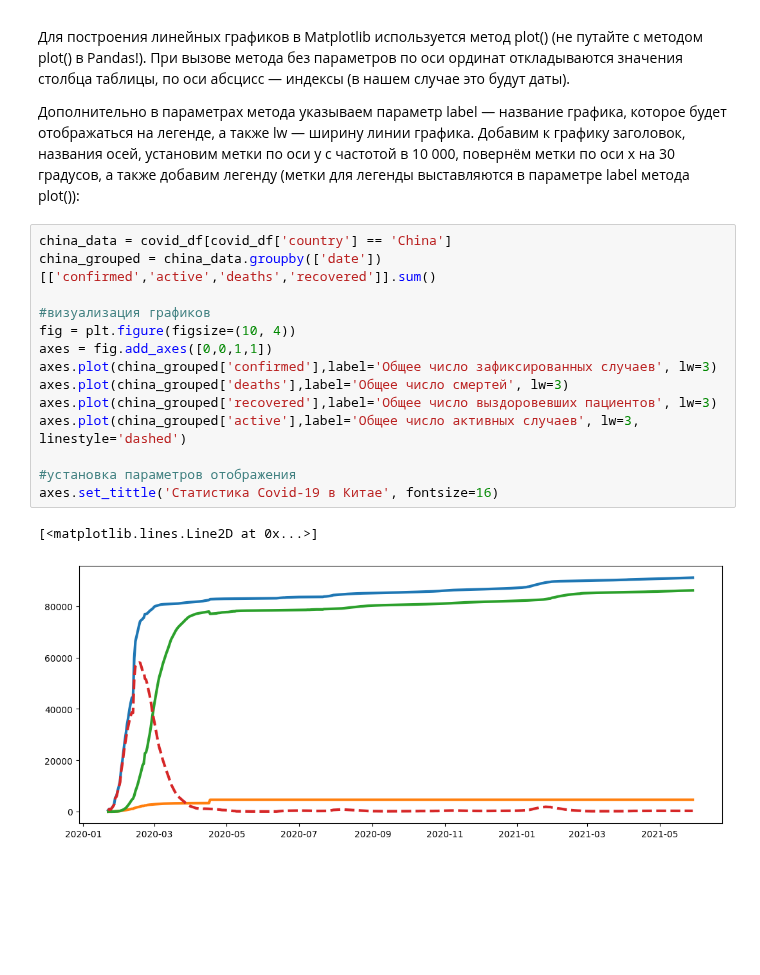
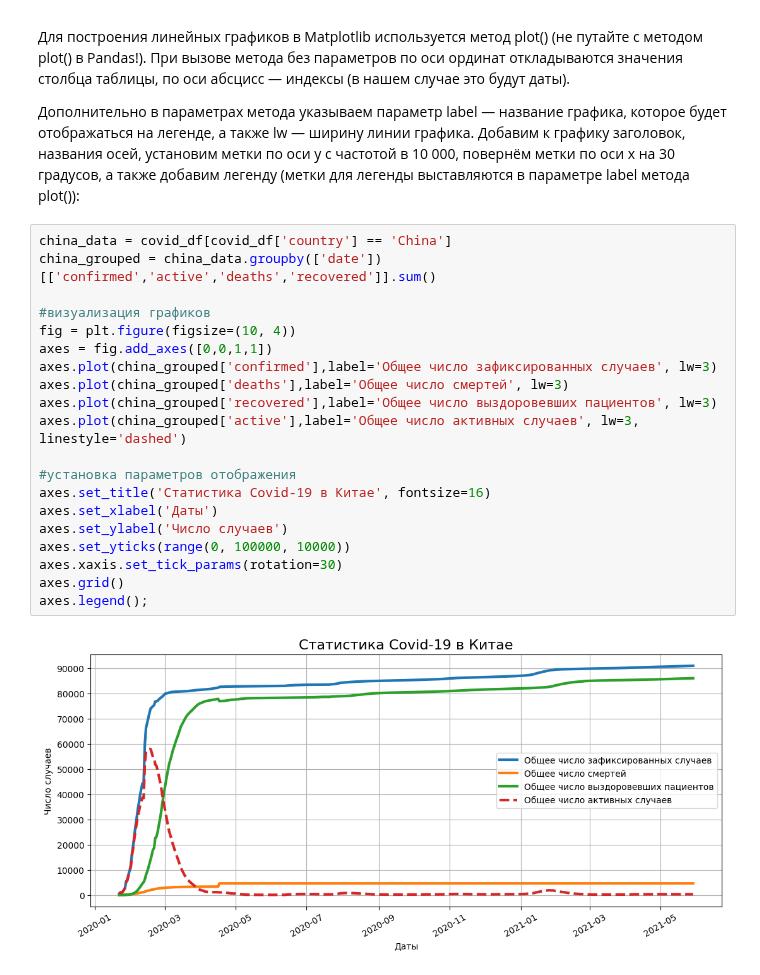
Before and after one commit to BubbleGama4ok/test, a Jupyter notebook: PY_13_Визуализация данных/PY_13.Визуализация данных.ipynb, the cells around one changed output. Drawn from its saved outputs; the diff is of its cells as text; blank space fills up the shorter version.

```diff
--- a/PY_13_Визуализация данных/PY_13.Визуализация данных.ipynb
+++ b/PY_13_Визуализация данных/PY_13.Визуализация данных.ipynb
@@ -489,17 +489,22 @@ axes.pie(
 # %%
 china_data = covid_df[covid_df['country'] == 'China']
 china_grouped = china_data.groupby(['date'])[['confirmed','active','deaths','recovered']].sum()
 
 #визуализация графиков
 fig = plt.figure(figsize=(10, 4))
 axes = fig.add_axes([0,0,1,1])
 axes.plot(china_grouped['confirmed'],label='Общее число зафиксированных случаев', lw=3)
 axes.plot(china_grouped['deaths'],label='Общее число смертей', lw=3)
 axes.plot(china_grouped['recovered'],label='Общее число выздоровевших пациентов', lw=3)
 axes.plot(china_grouped['active'],label='Общее число активных случаев', lw=3, linestyle='dashed')
 
 #установка параметров отображения
-axes.set_tittle('Статистика Covid-19 в Китае', fontsize=16)
+axes.set_title('Статистика Covid-19 в Китае', fontsize=16)
+axes.set_xlabel('Даты')
+axes.set_ylabel('Число случаев')
+axes.set_yticks(range(0, 100000, 10000))
+axes.xaxis.set_tick_params(rotation=30)
+axes.grid()
+axes.legend();
 # %% [output]
-[<matplotlib.lines.Line2D at 0x...>]
-[figure, old version]
+[figure, new version]
```
Also changed, not shown: parts of 7 cells of this notebook.
